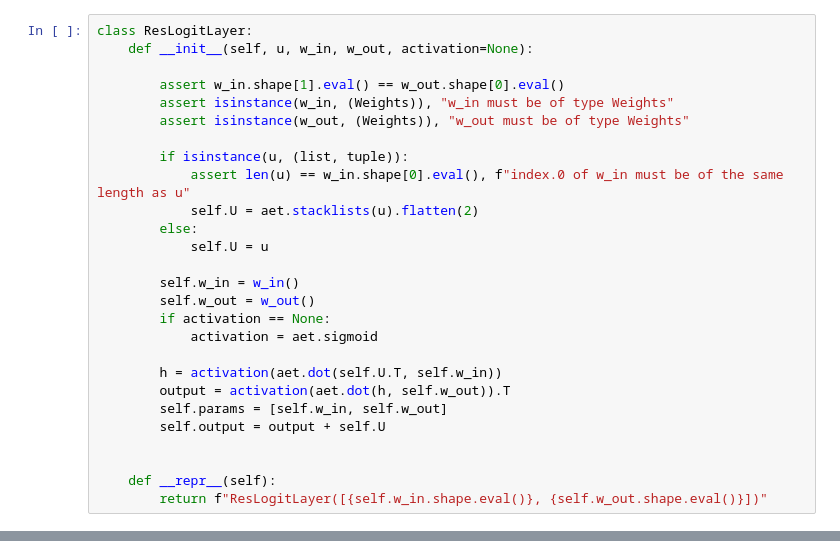
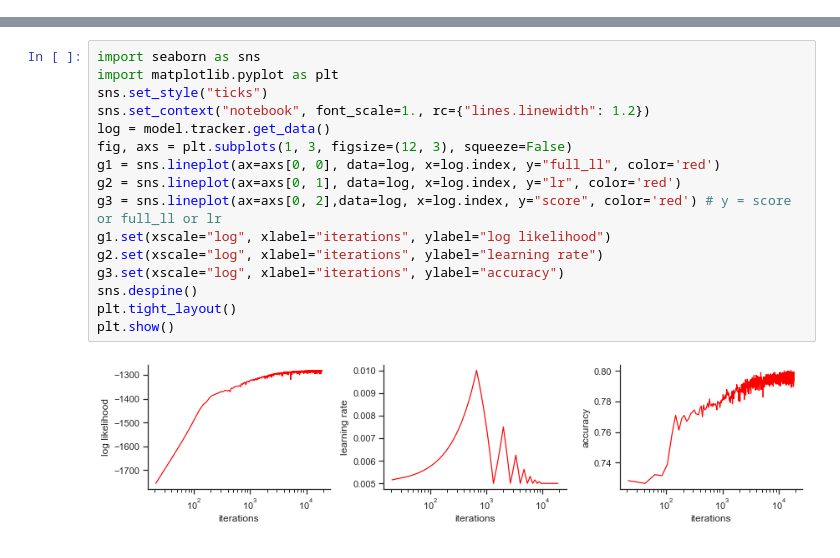
Before and after one commit to mwong009/icmc2022_reslogit, a Jupyter notebook: pycmtensor_logit_SP.ipynb, the cells around one changed output, grey strips where cells are left out. Cells and saved outputs as stored; diff of their text form.

```diff
--- a/pycmtensor_logit_SP.ipynb
+++ b/pycmtensor_logit_SP.ipynb
@@ -15,30 +17,3 @@ from pycmtensor.models import MNLogit
-# %%
-class ResLogitLayer:
-    def __init__(self, u, w_in, w_out, activation=None):
-
-        assert w_in.shape[1].eval() == w_out.shape[0].eval()
-        assert isinstance(w_in, (Weights)), "w_in must be of type Weights"
-        assert isinstance(w_out, (Weights)), "w_out must be of type Weights"
-
-        if isinstance(u, (list, tuple)):
-            assert len(u) == w_in.shape[0].eval(), f"index.0 of w_in must be of the same length as u"
-            self.U = aet.stacklists(u).flatten(2)
-        else:
-            self.U = u
-
-        self.w_in = w_in()
-        self.w_out = w_out()
-        if activation == None:
-            activation = aet.sigmoid
-
-        h = activation(aet.dot(self.U.T, self.w_in))
-        output = activation(aet.dot(h, self.w_out)).T
-        self.params = [self.w_in, self.w_out]
-        self.output = output + self.U
-
-
-    def __repr__(self):
-        return f"ResLogitLayer([{self.w_in.shape.eval()}, {self.w_out.shape.eval()}])"
 # %%
 nb_path = os.path.abspath("")
 model_average_sp = pd.read_csv("data/model_average_SP.csv")
@@ -153,0 +149,18 @@ Final loglikelihood reached at: epoch 863
+# %%
+import seaborn as sns
+import matplotlib.pyplot as plt
+sns.set_style("ticks")
+sns.set_context("notebook", font_scale=1., rc={"lines.linewidth": 1.2})
+log = model.tracker.get_data()
+fig, axs = plt.subplots(1, 3, figsize=(12, 3), squeeze=False)
+g1 = sns.lineplot(ax=axs[0, 0], data=log, x=log.index, y="full_ll", color='red')
+g2 = sns.lineplot(ax=axs[0, 1], data=log, x=log.index, y="lr", color='red')
+g3 = sns.lineplot(ax=axs[0, 2],data=log, x=log.index, y="score", color='red') # y = score or full_ll or lr
+g1.set(xscale="log", xlabel="iterations", ylabel="log likelihood")
+g2.set(xscale="log", xlabel="iterations", ylabel="learning rate")
+g3.set(xscale="log", xlabel="iterations", ylabel="accuracy")
+sns.despine()
+plt.tight_layout()
+plt.show()
+# %% [output]
+[figure, added]
```
Also changed, not shown: parts of 5 cells of this notebook, 7 other files.
